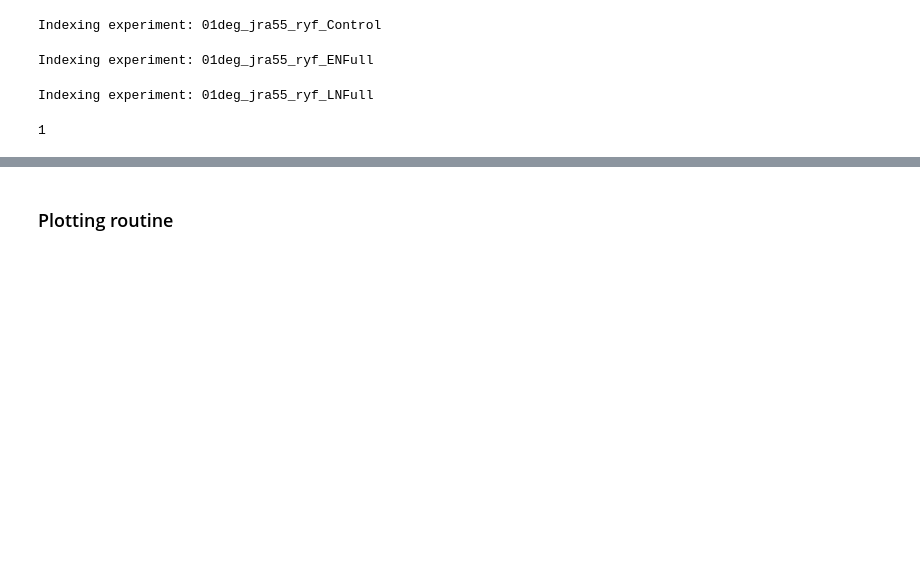
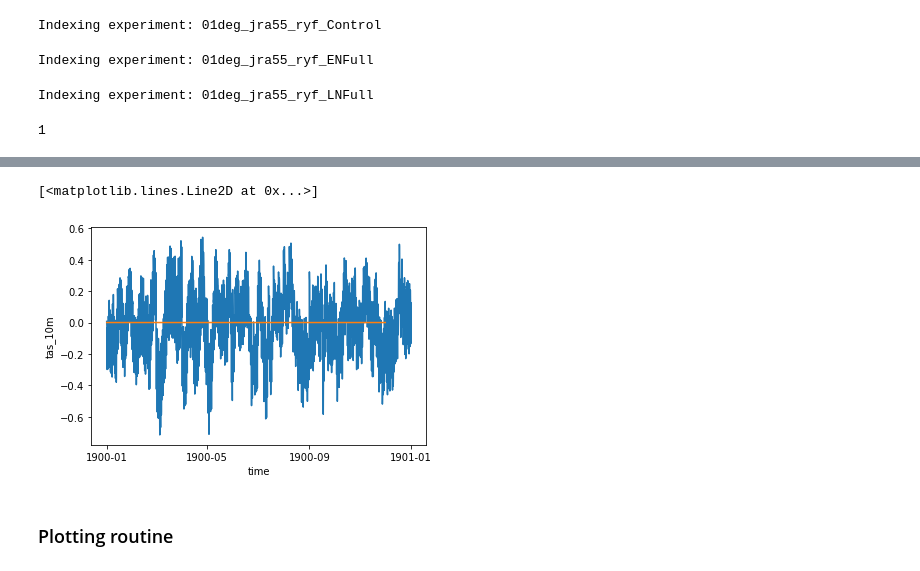
Before and after one commit to mauricehuguenin/ENSO-Antarctica_scripts, a Jupyter notebook: time_series_N34_and_simulated_N34_along_with_temps.ipynb, the cells around one changed output, grey strips where cells are left out. Cells and saved outputs as stored; diff of their text form; code cells hidden in the pictures; blank space fills up the shorter version.

```diff
--- a/time_series_N34_and_simulated_N34_along_with_temps.ipynb
+++ b/time_series_N34_and_simulated_N34_along_with_temps.ipynb
@@ -890,0 +1004,8 @@ Wall time: 4min 28s
+# %%
+%%time
+forcing = '1-3' # 1-4-0                                                                                        #
+period = ['1958','2018'] # which period to consider for anomaly calculation                                    #
+f11 = '/g/data/ua8/JRA55-do/RYF/v1-3/'; f22 = 'RYF.t_10.1990_1991.nc'
+# remove monthly mean to calculate anomalies
+ts = xr.open_dataset(f11 + f22).tas_10m.groupby('time.month') - (xr.open_dataset(f11 + f22).tas_10m.groupby('time.month').mean('time'))
+ts = ts
@@ -891,2 +1015,9 @@ Wall time: 4min 28s
+# %%
+N34_JRA_RYF = ts.isel(longitude = slice(339,428)).isel(latitude = slice(150,169)).mean(['latitude','longitude']).load() # N34 region: 5°S-5°N and 170°W-120°W -> -5.335°S ... 5.335°S, 190.1°E ... 240.2°E
+N34_JRA_RYF.plot()
+N34_JRA_RYF.resample(time="1MS").mean(dim="time").plot()
+# %% [output]
+[<matplotlib.lines.Line2D at 0x...>]
+[figure, added]
 # %% [markdown]
 ### Plotting routine
```
Also changed, not shown: parts of 32 cells of this notebook.
